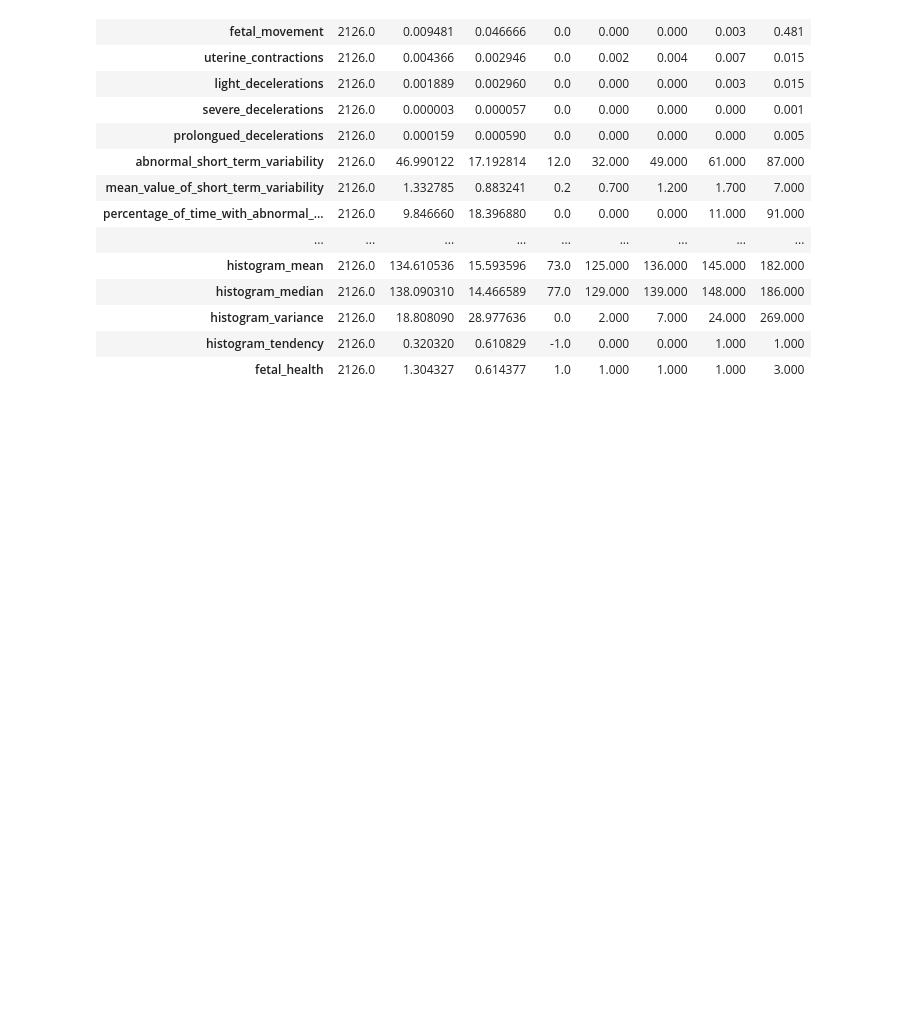
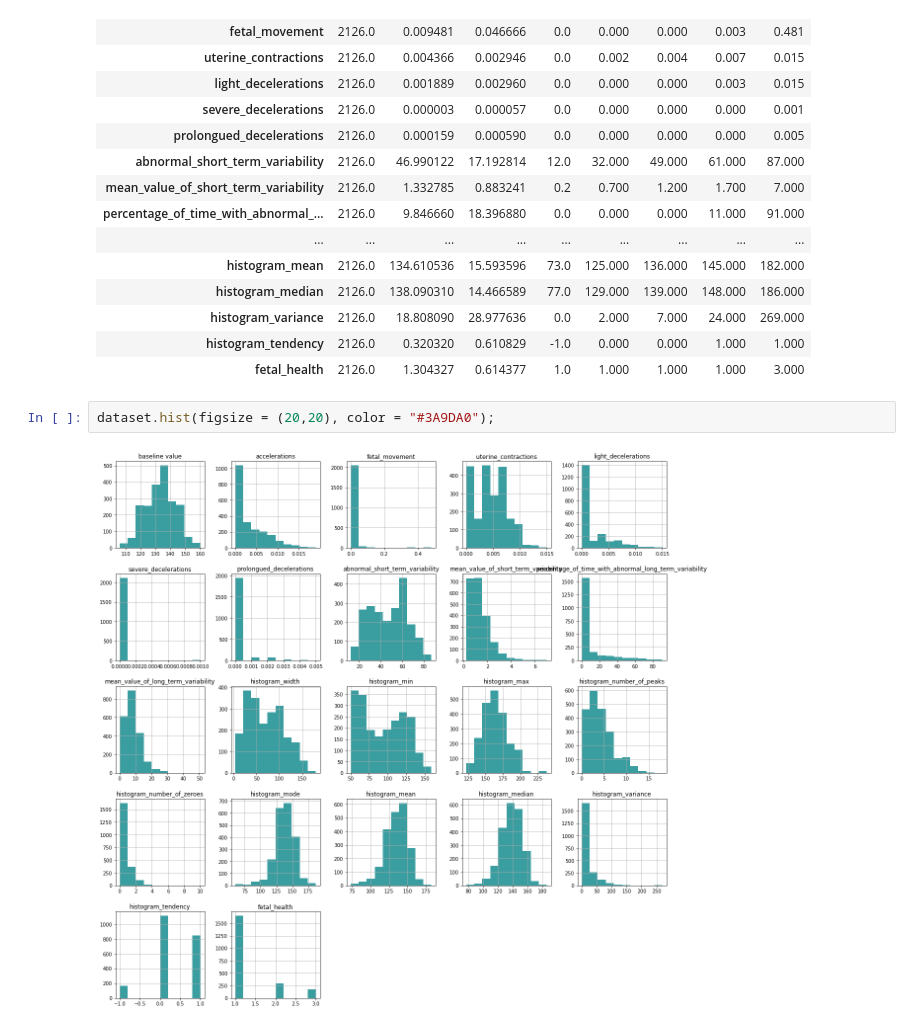
Before and after one commit to andrea-acampora/Data_Intensive_Project, a Jupyter notebook: Progetto_Data_Intensive.ipynb, the cells around one changed output. Drawn from its saved outputs; the diff is of its cells as text; blank space fills up the shorter version.

```diff
--- a/Progetto_Data_Intensive.ipynb
+++ b/Progetto_Data_Intensive.ipynb
@@ -105,3 +107,7 @@ dataset.describe().T
 | histogram_variance | 2126.0 | 18.808090 | 28.977636 | 0.0 | 2.000 | 7.000 | 24.000 | 269.000 |
 | histogram_tendency | 2126.0 | 0.320320 | 0.610829 | -1.0 | 0.000 | 0.000 | 1.000 | 1.000 |
 | fetal_health | 2126.0 | 1.304327 | 0.614377 | 1.0 | 1.000 | 1.000 | 1.000 | 3.000 |
+# %%
+dataset.hist(figsize = (20,20), color = "#3A9DA0");
+# %% [output]
+[figure, added]
```
Also changed, not shown: parts of 30 cells of this notebook.
